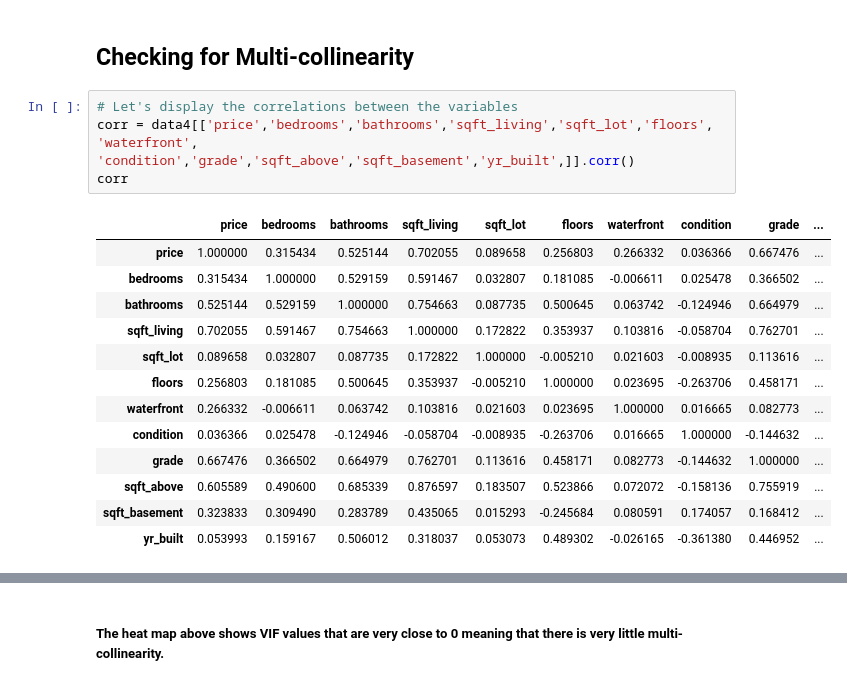
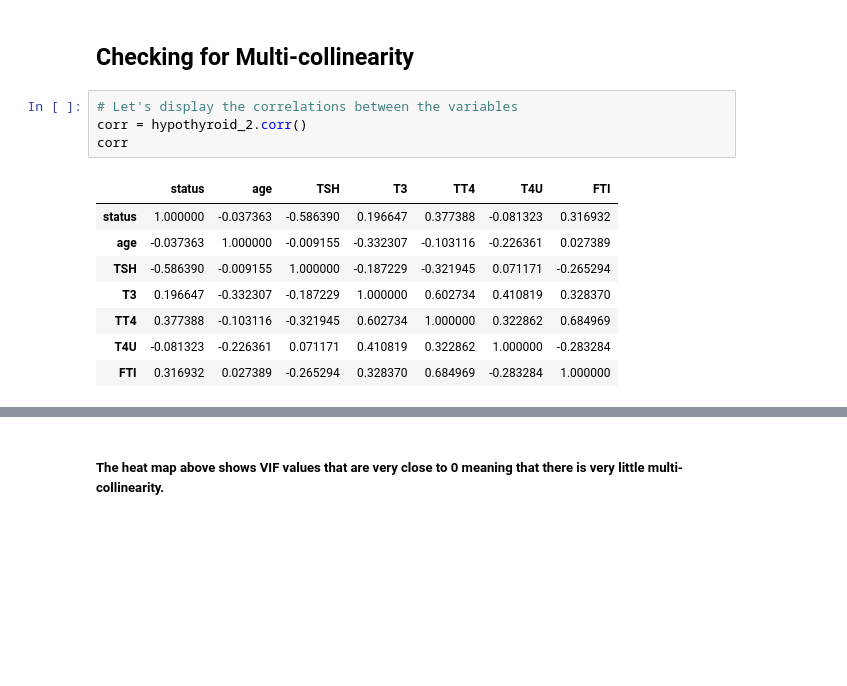
Before and after one commit to vivianusdjpy/Nairobi-Hospital-test-for-hypothyroidism., a Jupyter notebook: Nairobi_Hospital_test_for_hypothyroidism_.ipynb, the cells around one changed output, grey strips where cells are left out. Cells and saved outputs as stored; diff of their text form; blank space fills up the shorter version.

```diff
--- a/Nairobi_Hospital_test_for_hypothyroidism_.ipynb
+++ b/Nairobi_Hospital_test_for_hypothyroidism_.ipynb
@@ -332,22 +336,17 @@ hypothyroid_2 = hypothyroid_1.drop(['TBG'], axis =1)
 ## Checking for Multi-collinearity
 # %%
 # Let's display the correlations between the variables
-corr = data4[['price','bedrooms','bathrooms','sqft_living','sqft_lot','floors',	'waterfront',	'condition','grade','sqft_above','sqft_basement','yr_built',]].corr()
+corr = hypothyroid_2.corr()
 corr
 # %% [output]
-|  | price | bedrooms | bathrooms | sqft_living | sqft_lot | floors | waterfront | condition | grade | ... |
-| price | 1.000000 | 0.315434 | 0.525144 | 0.702055 | 0.089658 | 0.256803 | 0.266332 | 0.036366 | 0.667476 | ... |
-| bedrooms | 0.315434 | 1.000000 | 0.529159 | 0.591467 | 0.032807 | 0.181085 | -0.006611 | 0.025478 | 0.366502 | ... |
-| bathrooms | 0.525144 | 0.529159 | 1.000000 | 0.754663 | 0.087735 | 0.500645 | 0.063742 | -0.124946 | 0.664979 | ... |
-| sqft_living | 0.702055 | 0.591467 | 0.754663 | 1.000000 | 0.172822 | 0.353937 | 0.103816 | -0.058704 | 0.762701 | ... |
-| sqft_lot | 0.089658 | 0.032807 | 0.087735 | 0.172822 | 1.000000 | -0.005210 | 0.021603 | -0.008935 | 0.113616 | ... |
-| floors | 0.256803 | 0.181085 | 0.500645 | 0.353937 | -0.005210 | 1.000000 | 0.023695 | -0.263706 | 0.458171 | ... |
-| waterfront | 0.266332 | -0.006611 | 0.063742 | 0.103816 | 0.021603 | 0.023695 | 1.000000 | 0.016665 | 0.082773 | ... |
-| condition | 0.036366 | 0.025478 | -0.124946 | -0.058704 | -0.008935 | -0.263706 | 0.016665 | 1.000000 | -0.144632 | ... |
-| grade | 0.667476 | 0.366502 | 0.664979 | 0.762701 | 0.113616 | 0.458171 | 0.082773 | -0.144632 | 1.000000 | ... |
-| sqft_above | 0.605589 | 0.490600 | 0.685339 | 0.876597 | 0.183507 | 0.523866 | 0.072072 | -0.158136 | 0.755919 | ... |
-| sqft_basement | 0.323833 | 0.309490 | 0.283789 | 0.435065 | 0.015293 | -0.245684 | 0.080591 | 0.174057 | 0.168412 | ... |
-| yr_built | 0.053993 | 0.159167 | 0.506012 | 0.318037 | 0.053073 | 0.489302 | -0.026165 | -0.361380 | 0.446952 | ... |
+|  | status | age | TSH | T3 | TT4 | T4U | FTI |
+| status | 1.000000 | -0.037363 | -0.586390 | 0.196647 | 0.377388 | -0.081323 | 0.316932 |
+| age | -0.037363 | 1.000000 | -0.009155 | -0.332307 | -0.103116 | -0.226361 | 0.027389 |
+| TSH | -0.586390 | -0.009155 | 1.000000 | -0.187229 | -0.321945 | 0.071171 | -0.265294 |
+| T3 | 0.196647 | -0.332307 | -0.187229 | 1.000000 | 0.602734 | 0.410819 | 0.328370 |
+| TT4 | 0.377388 | -0.103116 | -0.321945 | 0.602734 | 1.000000 | 0.322862 | 0.684969 |
+| T4U | -0.081323 | -0.226361 | 0.071171 | 0.410819 | 0.322862 | 1.000000 | -0.283284 |
+| FTI | 0.316932 | 0.027389 | -0.265294 | 0.328370 | 0.684969 | -0.283284 | 1.000000 |
 # %%
 #visualizing correlation on a heatmap
 plt.figure(figsize=(15,10))
```
Also changed, not shown: parts of 7 cells of this notebook.
